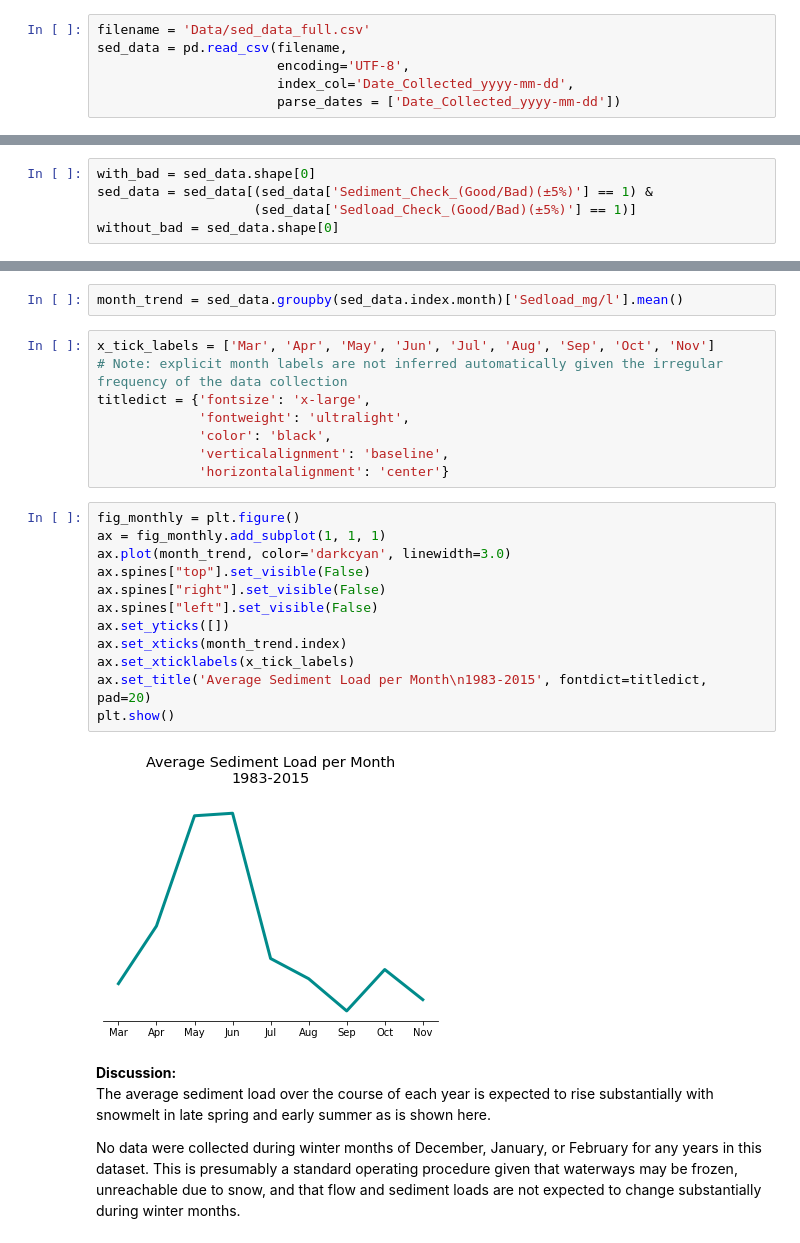
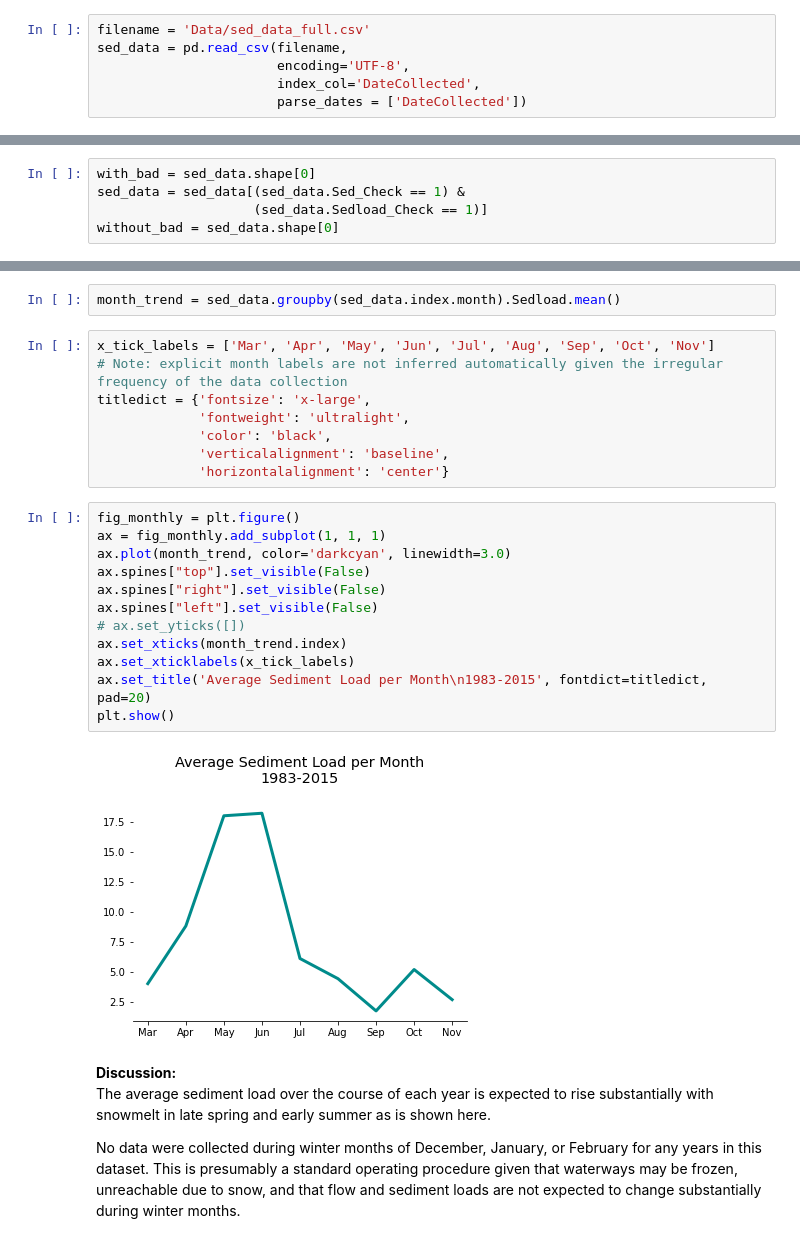
Before and after one commit to daxaurora/River_Sediment_Data_Analysis, a Jupyter notebook: River Sediment - EDA.ipynb, the cells around one changed output, grey strips where cells are left out. Saved outputs shown, nothing was run; the diff lists cells and outputs as text.

```diff
--- a/River Sediment - EDA.ipynb
+++ b/River Sediment - EDA.ipynb
@@ -27,8 +24,8 @@ import seaborn as sns
 filename = 'Data/sed_data_full.csv'
 sed_data = pd.read_csv(filename,
                        encoding='UTF-8',
-                       index_col='Date_Collected_yyyy-mm-dd',
-                       parse_dates = ['Date_Collected_yyyy-mm-dd'])
+                       index_col='DateCollected',
+                       parse_dates = ['DateCollected'])
 # %%
 print("Rows:", sed_data.shape[0], "Columns:", sed_data.shape[1])
 # %% [output]
@@ -146,7 +143,7 @@ Number of samples with bad Sedload_Check_(Good/Bad)(±5%)': 77
 # %%
 with_bad = sed_data.shape[0]
-sed_data = sed_data[(sed_data['Sediment_Check_(Good/Bad)(±5%)'] == 1) &
-                    (sed_data['Sedload_Check_(Good/Bad)(±5%)'] == 1)]
+sed_data = sed_data[(sed_data.Sed_Check == 1) &
+                    (sed_data.Sedload_Check == 1)]
 without_bad = sed_data.shape[0]
 # %%
 print("Number of data points removed:", with_bad-without_bad)
@@ -365,7 +361,7 @@ Later a base sediment load level will be interpolated for dates on which no samp
 # %% [markdown]
 ### Monthly trends
 # %%
-month_trend = sed_data.groupby(sed_data.index.month)['Sedload_mg/l'].mean()
+month_trend = sed_data.groupby(sed_data.index.month).Sedload.mean()
 # %%
 x_tick_labels = ['Mar', 'Apr', 'May', 'Jun', 'Jul', 'Aug', 'Sep', 'Oct', 'Nov']
 # Note: explicit month labels are not inferred automatically given the irregular frequency of the data collection
@@ -377,17 +373,17 @@ titledict = {'fontsize': 'x-large',
 # %%
 fig_monthly = plt.figure()
 ax = fig_monthly.add_subplot(1, 1, 1)
 ax.plot(month_trend, color='darkcyan', linewidth=3.0)
 ax.spines["top"].set_visible(False)
 ax.spines["right"].set_visible(False)
 ax.spines["left"].set_visible(False)
-ax.set_yticks([])
+# ax.set_yticks([])
 ax.set_xticks(month_trend.index)
 ax.set_xticklabels(x_tick_labels)
 ax.set_title('Average Sediment Load per Month\n1983-2015', fontdict=titledict, pad=20)
 plt.show()
 # %% [output]
-[figure, old version]
+[figure, new version]
 # %% [markdown]
 **Discussion:**
 The average sediment load over the course of each year is expected to rise substantially with snowmelt in late spring and early summer as is shown here.
```
Also changed, not shown: parts of 28 cells of this notebook, 3 other files.
